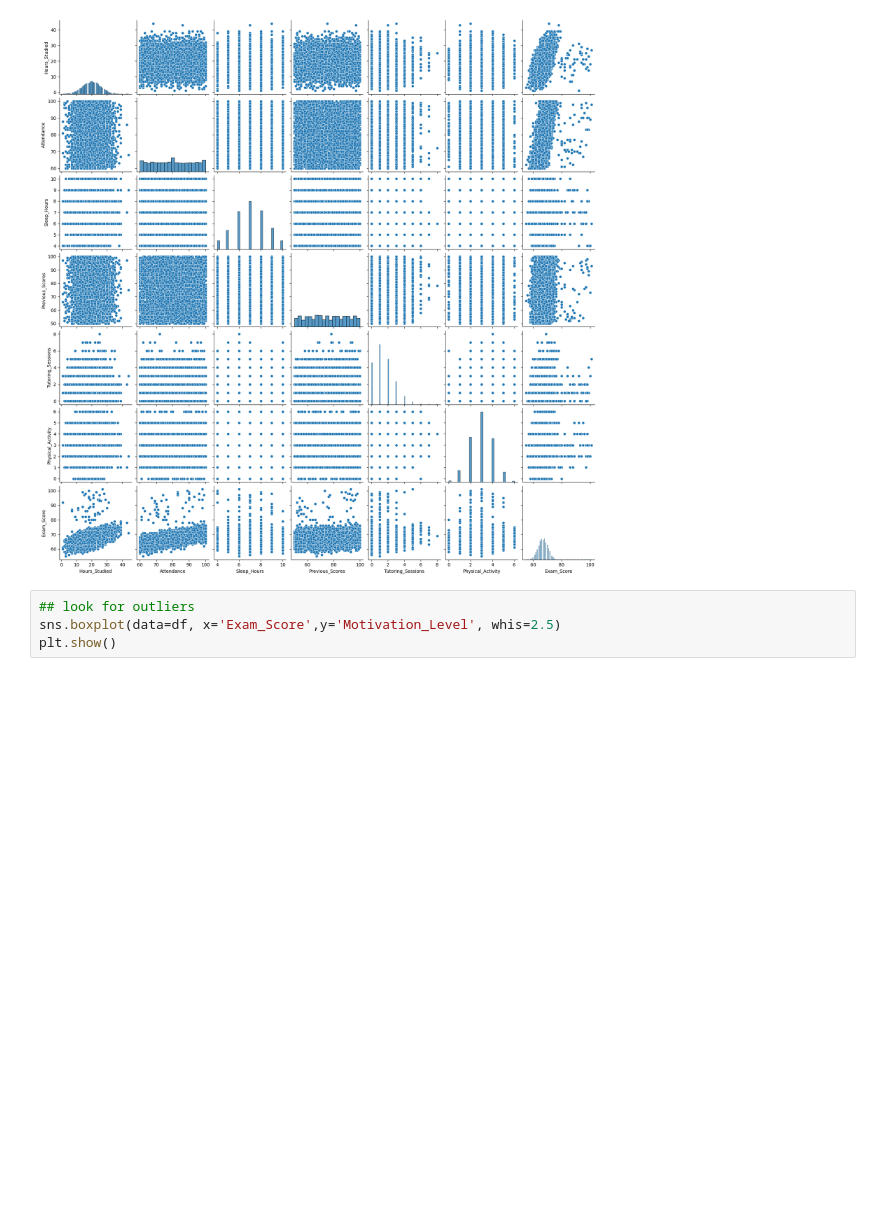
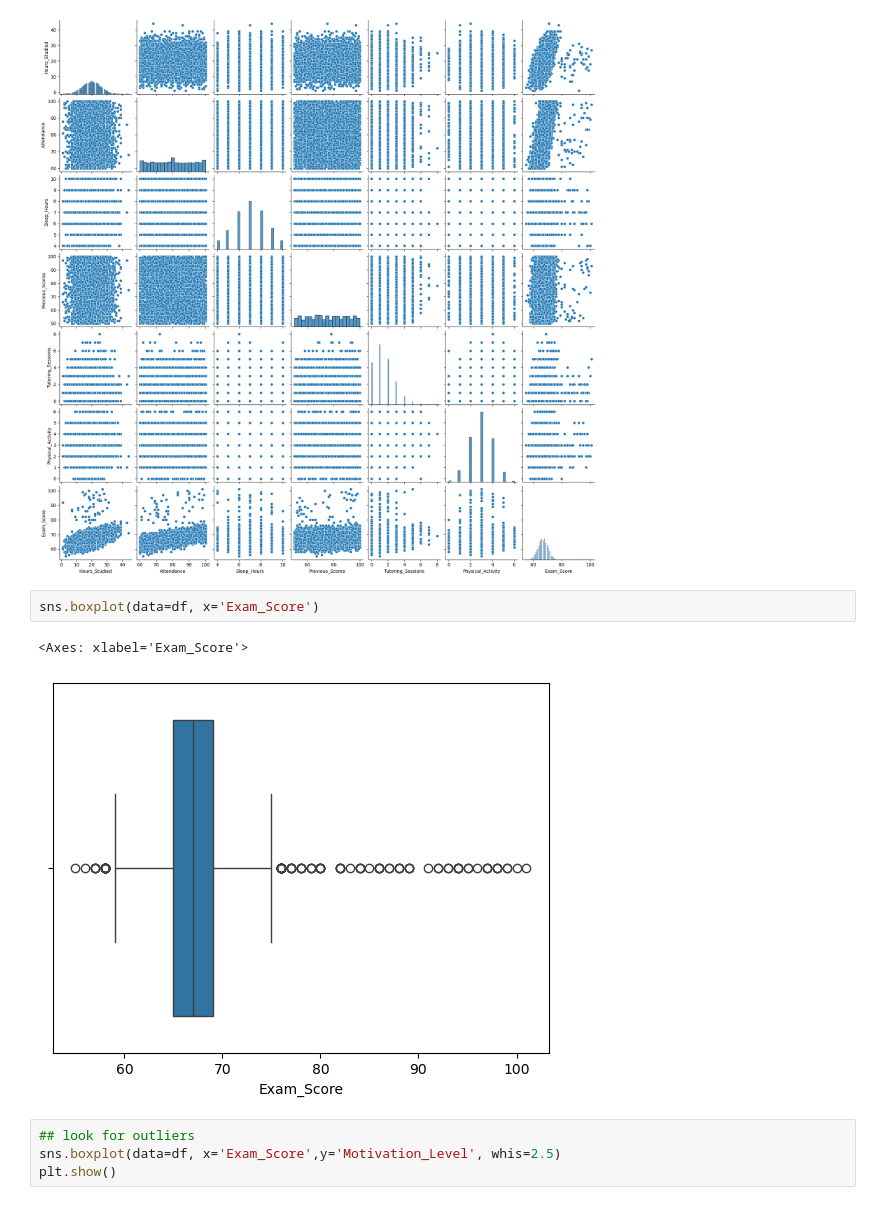
Before and after one commit to ljacks74-pixel/dsstudioprojects, a Jupyter notebook: project1.ipynb, the cells around one changed output. Drawn from its saved outputs; the diff is of its cells as text; blank space fills up the shorter version.

```diff
--- a/project1.ipynb
+++ b/project1.ipynb
@@ -159,6 +152,11 @@ sns.pairplot(data=df)
 # %% [output]
 <seaborn.axisgrid.PairGrid at 0x...>
 [figure]
+# %%
+sns.boxplot(data=df, x='Exam_Score')
+# %% [output]
+<Axes: xlabel='Exam_Score'>
+[figure, added]
 # %%
 ## look for outliers
 sns.boxplot(data=df, x='Exam_Score',y='Motivation_Level', whis=2.5)
```
Also changed, not shown: parts of 15 cells of this notebook.
